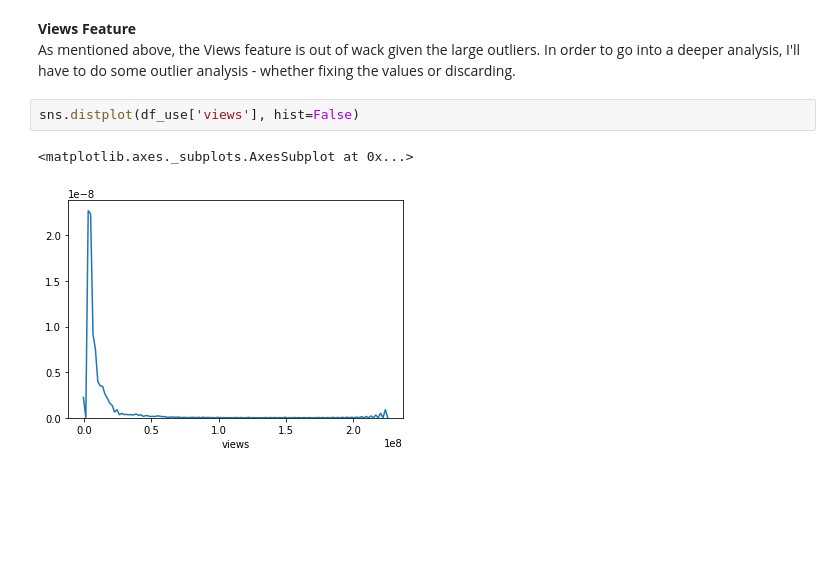
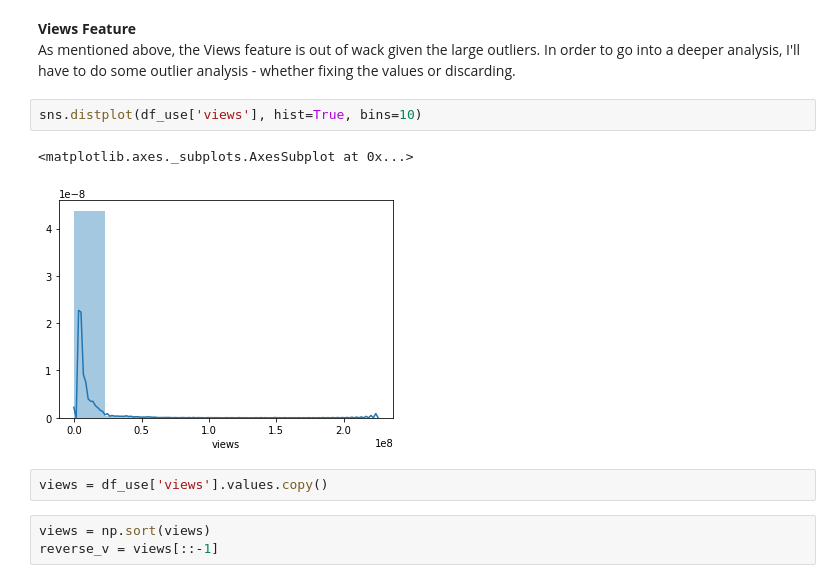
Before and after one commit to christianbm1/ds-ytViews, a Jupyter notebook: Project YouTuber.ipynb, the cells around one changed output. Saved outputs shown, nothing was run; the diff lists cells and outputs as text; blank space fills up the shorter version.

Commit message:
views feature exploration

```diff
--- a/Project YouTuber.ipynb
+++ b/Project YouTuber.ipynb
@@ -246,7 +246,12 @@ for i in features:
 **Views Feature**
 As mentioned above, the Views feature is out of wack given the large outliers. In order to go into a deeper analysis, I'll have to do some outlier analysis - whether fixing the values or discarding.
 # %%
-sns.distplot(df_use['views'], hist=False)
+sns.distplot(df_use['views'], hist=True, bins=10)
 # %% [output]
 <matplotlib.axes._subplots.AxesSubplot at 0x...>
-[figure, old version]
+[figure, new version]
+# %%
+views = df_use['views'].values.copy()
+# %%
+views = np.sort(views)
+reverse_v = views[::-1]
```
Also changed, not shown: parts of 1 cell of this notebook.
